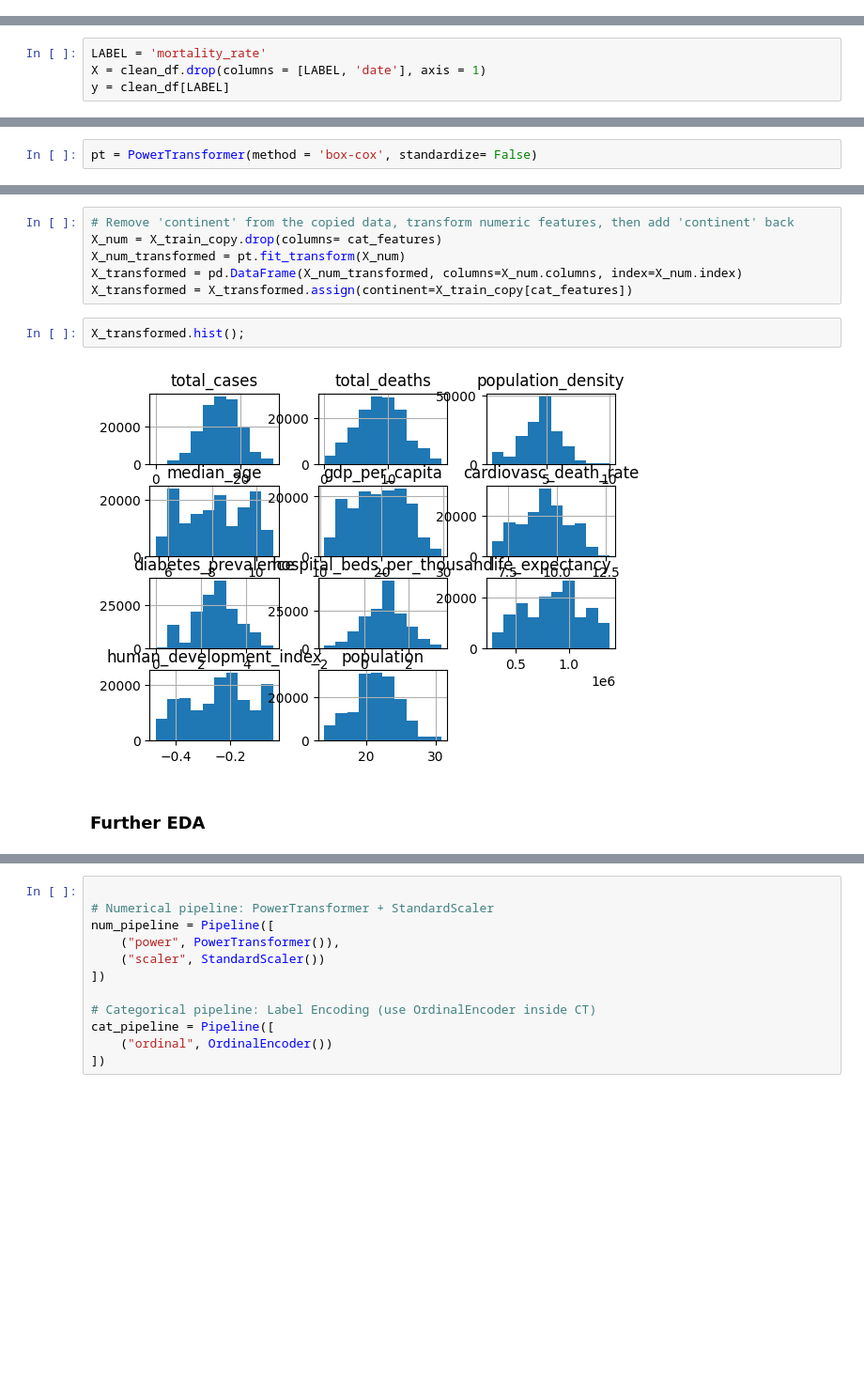
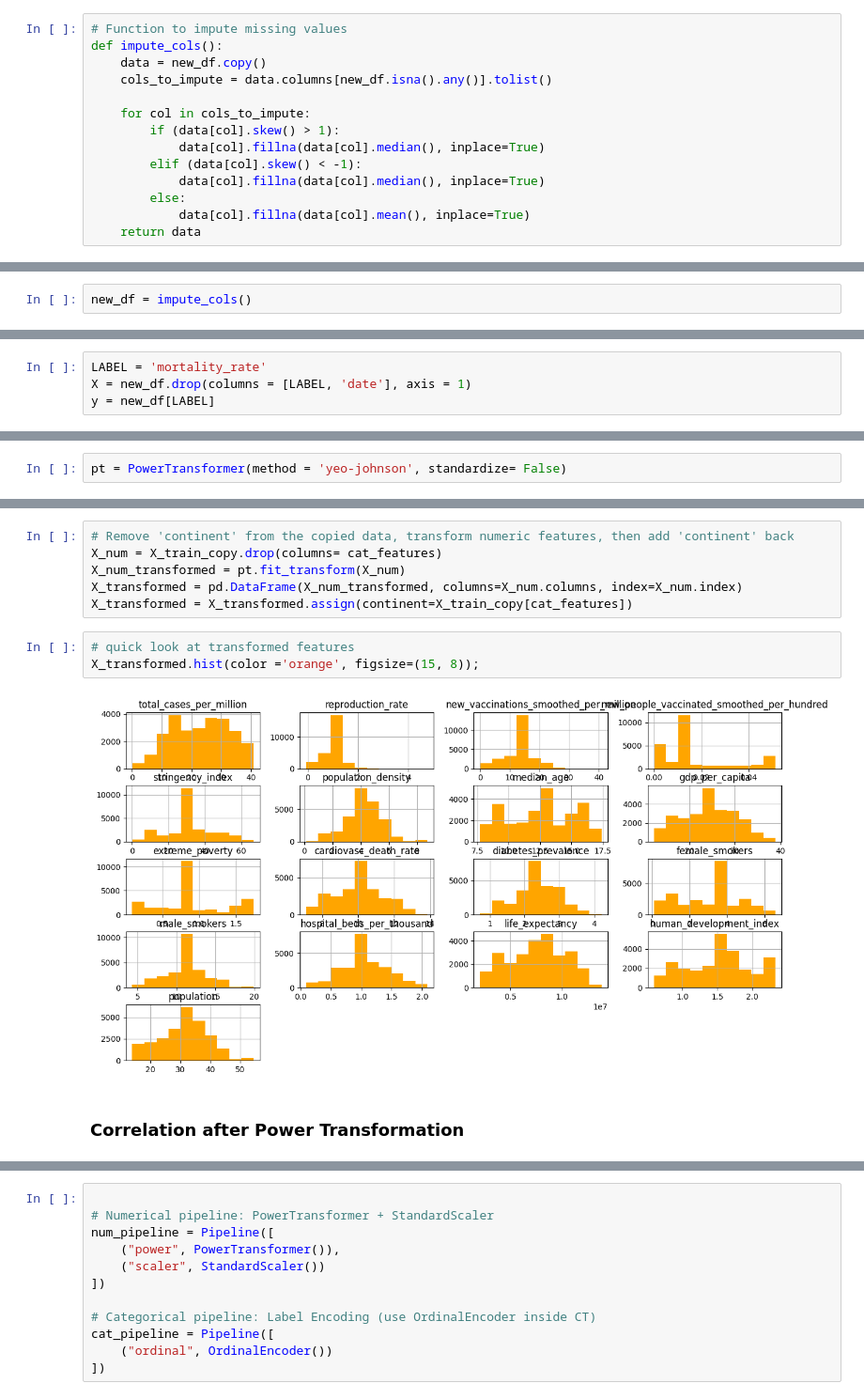
Before and after one commit to Calaabdul/COVID-19, a Jupyter notebook: covid.ipynb, the cells around one changed output, grey strips where cells are left out. Shown at 94% size. Drawn from its saved outputs; the diff is of its cells as text; blank space fills up the shorter version.

```diff
--- a/covid.ipynb
+++ b/covid.ipynb
@@ -145,0 +247,14 @@ clean_df.head()
+# %%
+# Function to impute missing values
+def impute_cols():
+    data = new_df.copy()
+    cols_to_impute = data.columns[new_df.isna().any()].tolist()
+
+    for col in cols_to_impute:
+        if (data[col].skew() > 1):
+            data[col].fillna(data[col].median(), inplace=True)
+        elif (data[col].skew() < -1):
+            data[col].fillna(data[col].median(), inplace=True)
+        else:
+            data[col].fillna(data[col].mean(), inplace=True)
+    return data
@@ -146 +263,3 @@ clean_df.head()
+# %%
+new_df = impute_cols()
 # %%
@@ -235,8 +414,8 @@ clean_df.shape
 #### Split data
 # %%
 LABEL = 'mortality_rate'
-X = clean_df.drop(columns = [LABEL, 'date'], axis = 1)
-y = clean_df[LABEL]
+X = new_df.drop(columns = [LABEL, 'date'], axis = 1)
+y = new_df[LABEL]
 # %%
 X_train, X_test, y_train, y_test = train_test_split(X, y, test_size = .3, random_state=42)
 # %%
@@ -266,3 +442,3 @@ num_features = ['total_cases', 'total_deaths', 'population_density',
 cat_features = ['continent']
 # %%
-pt = PowerTransformer(method = 'box-cox', standardize= False)
+pt = PowerTransformer(method = 'yeo-johnson', standardize= False)
@@ -289,9 +460,10 @@ X_num_transformed = pt.fit_transform(X_num)
 X_transformed = pd.DataFrame(X_num_transformed, columns=X_num.columns, index=X_num.index)
 X_transformed = X_transformed.assign(continent=X_train_copy[cat_features])
 # %%
-X_transformed.hist();
+# quick look at transformed features
+X_transformed.hist(color ='orange', figsize=(15, 8));
 # %% [output]
-[figure, old version]
+[figure, new version]
 # %% [markdown]
-### Further EDA
+###  Correlation after Power Transformation
 # %%
```
Also changed, not shown: parts of 67 cells of this notebook, 2 other files.
